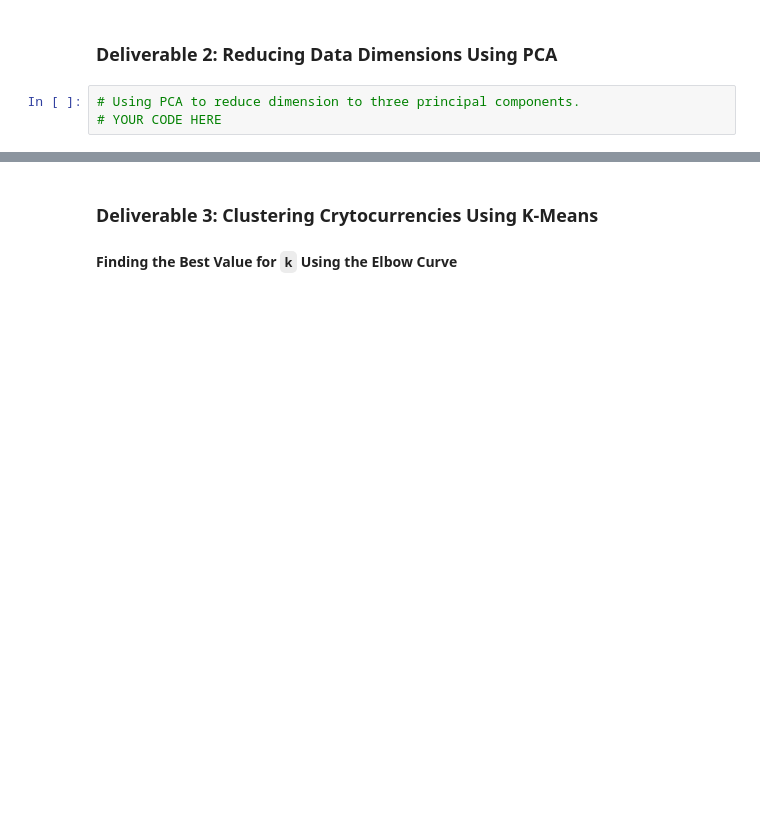
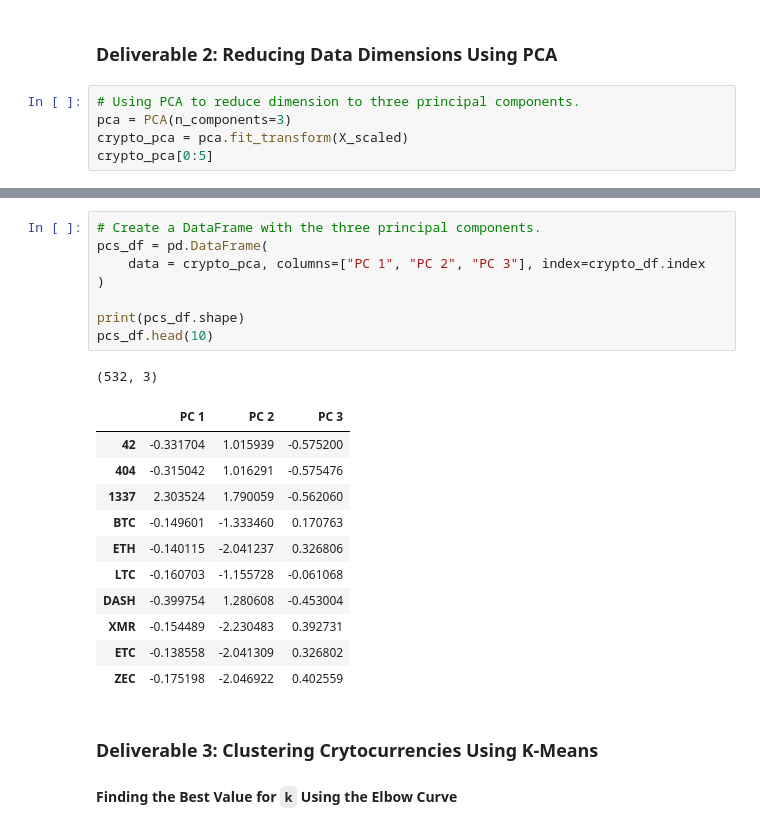
Before and after one commit to vanessamignelli/Cryptocurrencies, a Jupyter notebook: crypto_clustering.ipynb, the cells around one changed output, grey strips where cells are left out. Saved outputs shown, nothing was run; the diff lists cells and outputs as text; blank space fills up the shorter version.

```diff
--- a/crypto_clustering.ipynb
+++ b/crypto_clustering.ipynb
@@ -219,5 +223,7 @@ array([[-0.11710817, -0.1528703 , -0.0433963 , ..., -0.0433963 ,
 ### Deliverable 2: Reducing Data Dimensions Using PCA
 # %%
 # Using PCA to reduce dimension to three principal components.
-# YOUR CODE HERE
+pca = PCA(n_components=3)
+crypto_pca = pca.fit_transform(X_scaled)
+crypto_pca[0:5]
 # %% [output]
@@ -247,3 +235,24 @@ array([[-0.33285464,  1.0383583 , -0.56494435],
+# %%
+# Create a DataFrame with the three principal components.
+pcs_df = pd.DataFrame(
+    data = crypto_pca, columns=["PC 1", "PC 2", "PC 3"], index=crypto_df.index
+)
+
+print(pcs_df.shape)
+pcs_df.head(10)
+# %% [output]
+(532, 3)
+|  | PC 1 | PC 2 | PC 3 |
+| 42 | -0.331704 | 1.015939 | -0.575200 |
+| 404 | -0.315042 | 1.016291 | -0.575476 |
+| 1337 | 2.303524 | 1.790059 | -0.562060 |
+| BTC | -0.149601 | -1.333460 | 0.170763 |
+| ETH | -0.140115 | -2.041237 | 0.326806 |
+| LTC | -0.160703 | -1.155728 | -0.061068 |
+| DASH | -0.399754 | 1.280608 | -0.453004 |
+| XMR | -0.154489 | -2.230483 | 0.392731 |
+| ETC | -0.138558 | -2.041309 | 0.326802 |
+| ZEC | -0.175198 | -2.046922 | 0.402559 |
 # %% [markdown]
 ### Deliverable 3: Clustering Crytocurrencies Using K-Means
 
```
Also changed, not shown: parts of 3 cells of this notebook.
